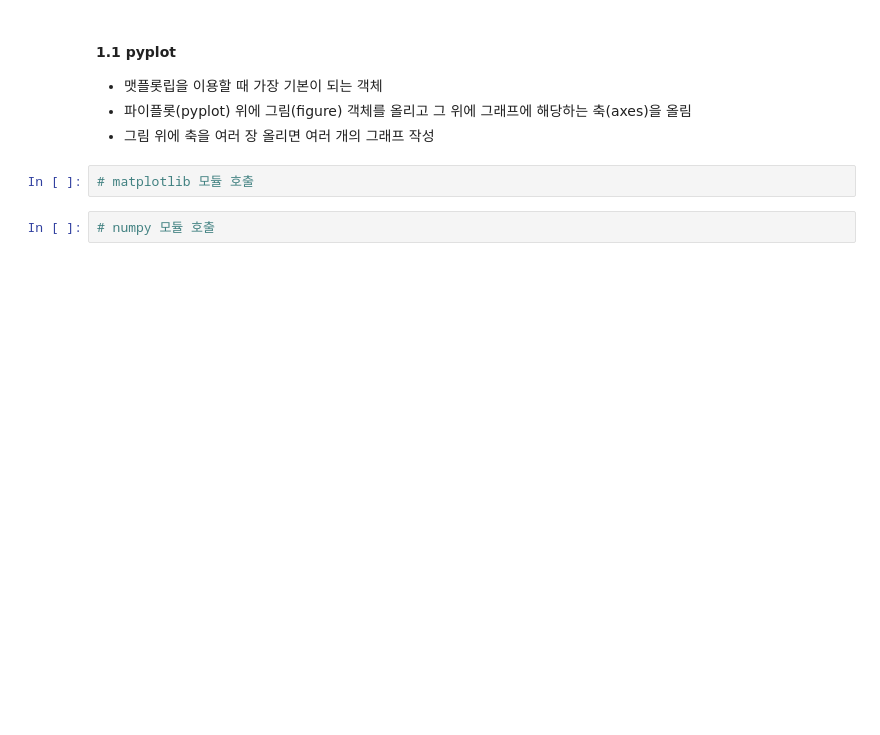
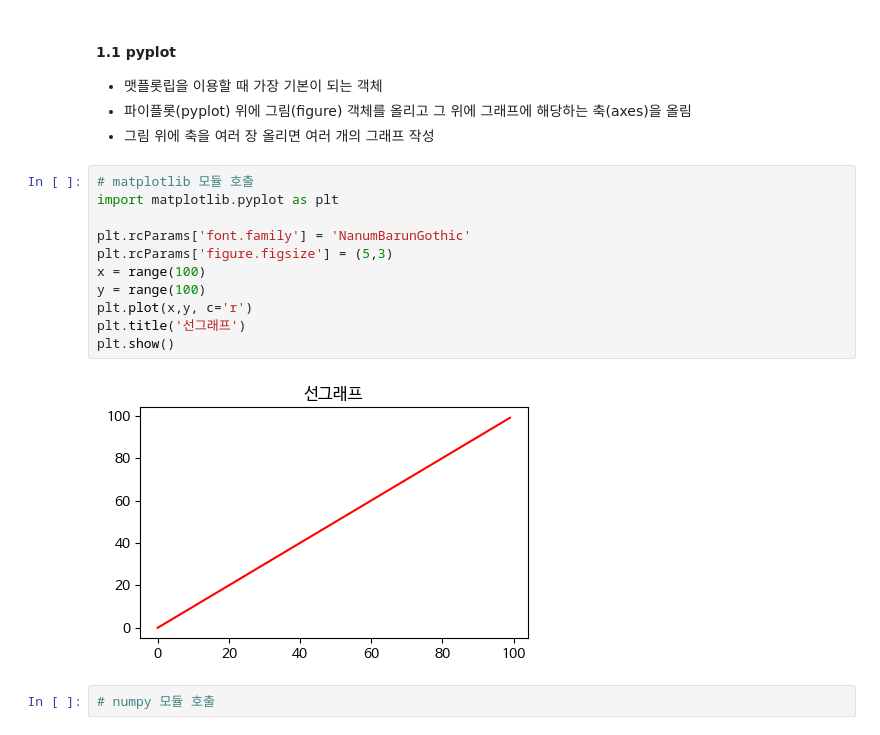
Before and after one commit to furewing/dataAnalysis, a Jupyter notebook: 2_데이터분석_02_라이브러리_Matplotlib_배포.ipynb, the cells around one changed output. Cells and saved outputs as stored; diff of their text form; blank space fills up the shorter version.

```diff
--- a/2_데이터분석_02_라이브러리_Matplotlib_배포.ipynb
+++ b/2_데이터분석_02_라이브러리_Matplotlib_배포.ipynb
@@ -83,8 +101,19 @@ fc-cache: succeeded
 - 맷플롯립을 이용할 때 가장 기본이 되는 객체
 - 파이플롯(pyplot) 위에 그림(figure) 객체를 올리고 그 위에 그래프에 해당하는 축(axes)을 올림
 - 그림 위에 축을 여러 장 올리면 여러 개의 그래프 작성
-# %%
-# matplotlib 모듈 호출
+# %%
+# matplotlib 모듈 호출
+import matplotlib.pyplot as plt
+
+plt.rcParams['font.family'] = 'NanumBarunGothic'
+plt.rcParams['figure.figsize'] = (5,3)
+x = range(100)
+y = range(100)
+plt.plot(x,y, c='r')
+plt.title('선그래프')
+plt.show()
+# %% [output]
+[figure, added]
 # %%
 # numpy 모듈 호출
 # %% [markdown]
```
Also changed, not shown: parts of 1 cell of this notebook.
